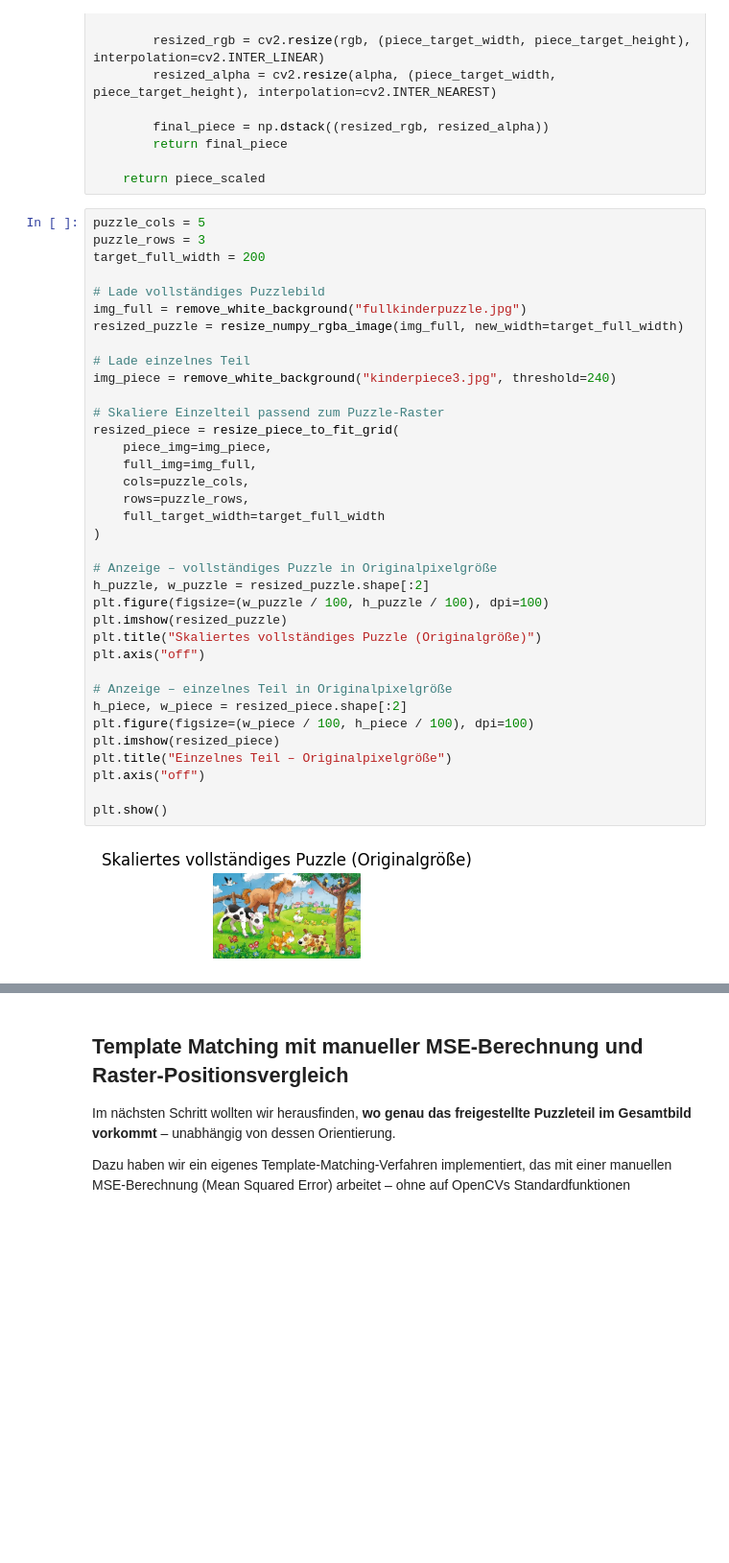
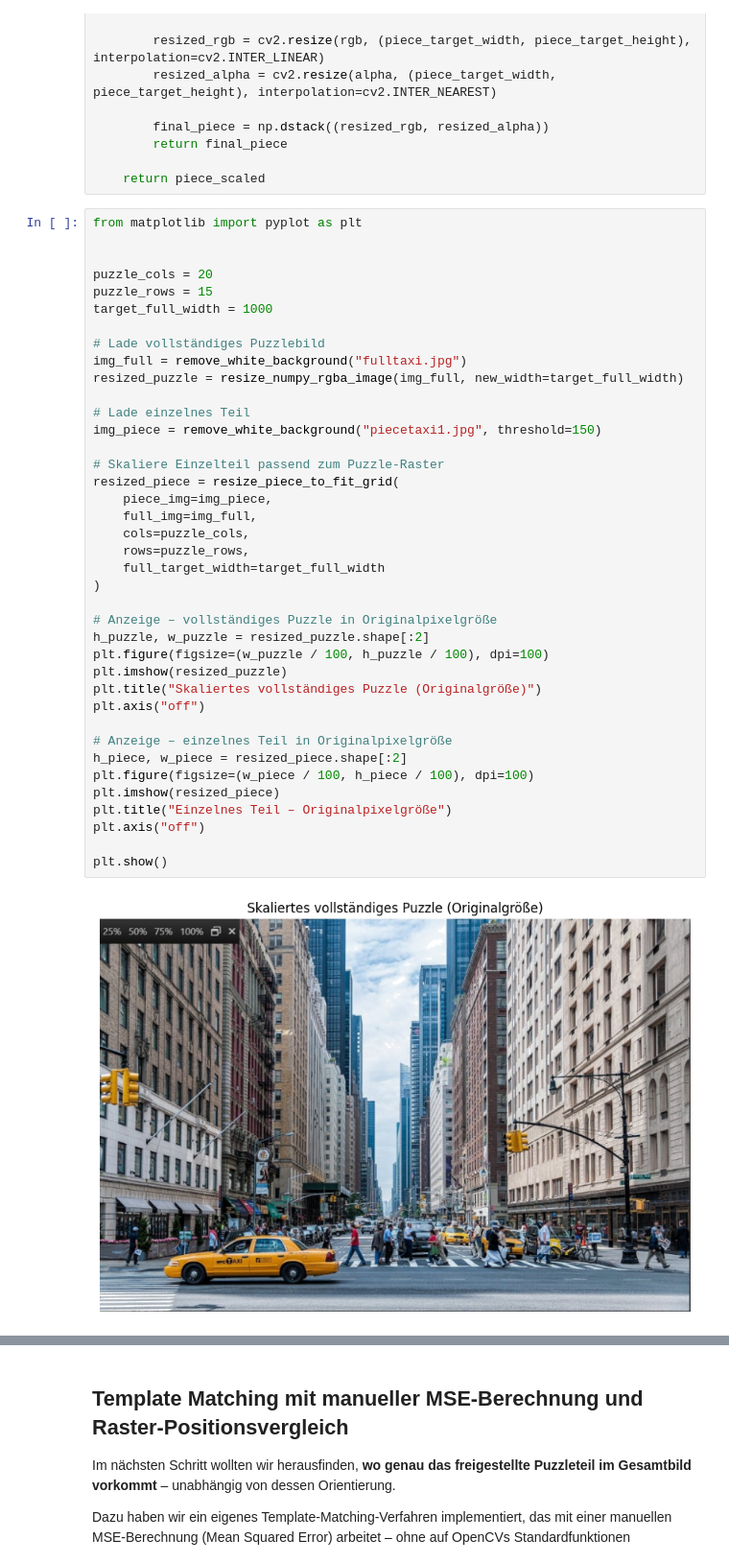
Before and after one commit to hermandi21/puzzle_solver_2d, a Jupyter notebook: Präsentation.ipynb, the cells around one changed output, grey strips where cells are left out. Shown at 96% size. Drawn from its saved outputs; the diff is of its cells as text; blank space fills up the shorter version.

```diff
--- a/Präsentation.ipynb
+++ b/Präsentation.ipynb
@@ -156,40 +176,43 @@ def resize_piece_to_fit_grid(piece_img: np.ndarray,
 
     return piece_scaled
 # %%
-puzzle_cols = 5
-puzzle_rows = 3
-target_full_width = 200
+from matplotlib import pyplot as plt
+
+
+puzzle_cols = 20
+puzzle_rows = 15
+target_full_width = 1000
 
 # Lade vollständiges Puzzlebild
-img_full = remove_white_background("fullkinderpuzzle.jpg")
+img_full = remove_white_background("fulltaxi.jpg")
 resized_puzzle = resize_numpy_rgba_image(img_full, new_width=target_full_width)
 
 # Lade einzelnes Teil
-img_piece = remove_white_background("kinderpiece3.jpg", threshold=240)
+img_piece = remove_white_background("piecetaxi1.jpg", threshold=150)
 
 # Skaliere Einzelteil passend zum Puzzle-Raster
 resized_piece = resize_piece_to_fit_grid(
     piece_img=img_piece,
     full_img=img_full,
     cols=puzzle_cols,
     rows=puzzle_rows,
     full_target_width=target_full_width
 )
 
 # Anzeige – vollständiges Puzzle in Originalpixelgröße
 h_puzzle, w_puzzle = resized_puzzle.shape[:2]
 plt.figure(figsize=(w_puzzle / 100, h_puzzle / 100), dpi=100)
 plt.imshow(resized_puzzle)
 plt.title("Skaliertes vollständiges Puzzle (Originalgröße)")
 plt.axis("off")
 
 # Anzeige – einzelnes Teil in Originalpixelgröße
 h_piece, w_piece = resized_piece.shape[:2]
 plt.figure(figsize=(w_piece / 100, h_piece / 100), dpi=100)
 plt.imshow(resized_piece)
 plt.title("Einzelnes Teil – Originalpixelgröße")
 plt.axis("off")
 
 plt.show()
 # %% [output]
-[figure, old version]
+[figure, new version]
```
Also changed, not shown: parts of 4 cells of this notebook, 4 other files.
